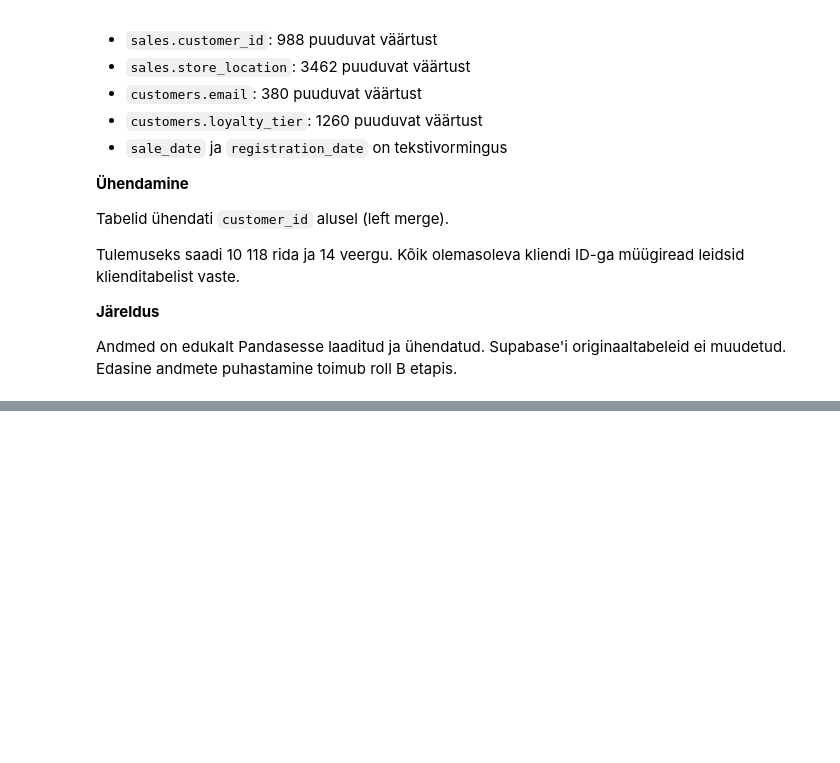
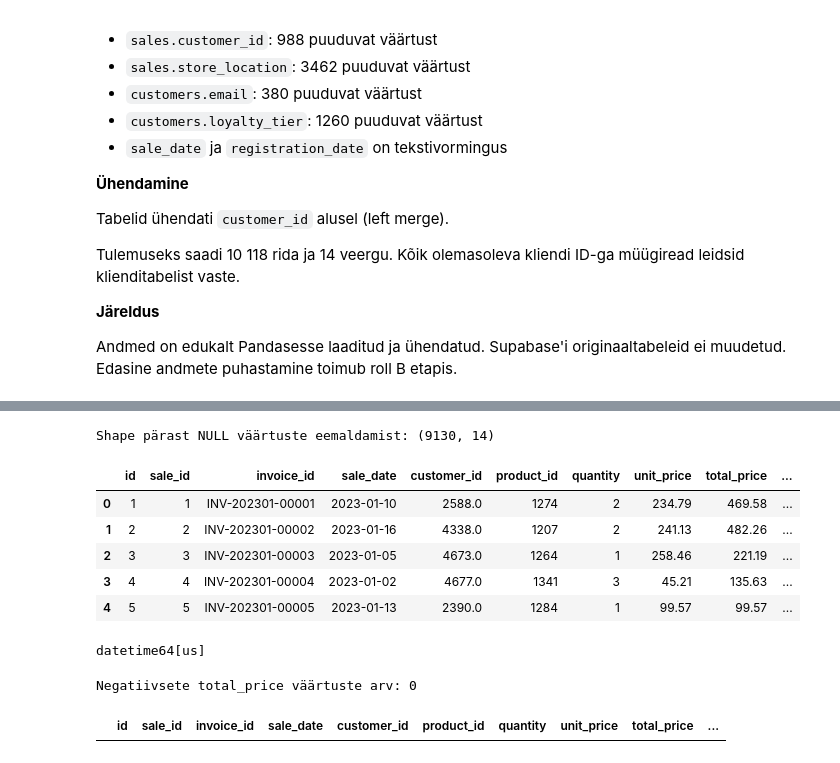
Before and after one commit to mariannesisask-afk/urbanstyle-turundus, a Jupyter notebook: portfolio/week-7/week7_rfm_analysis_marketing.ipynb, the cells around one changed output, grey strips where cells are left out. Drawn from its saved outputs; the diff is of its cells as text; code cells hidden in the pictures; blank space fills up the shorter version.

```diff
--- a/portfolio/week-7/week7_rfm_analysis_marketing.ipynb
+++ b/portfolio/week-7/week7_rfm_analysis_marketing.ipynb
@@ -283,0 +323,5 @@ Edasine andmete puhastamine toimub roll B etapis.
+# %%
+
+#Kontrollin duplikaadid
+print("Duplikaadid:", df.duplicated(subset=['invoice_id']).sum())
+df = df.drop_duplicates(subset=['invoice_id'], keep='first')
@@ -283,0 +350,40 @@ Edasine andmete puhastamine toimub roll B etapis.
+# %%
+#Eemaldan read, kus customer_id, sale_date või total_price on NULL
+df = df.dropna(subset=['customer_id', 'sale_date', 'total_price'])
+
+# Kontrollin uut tabeli suurust
+print("Shape pärast NULL väärtuste eemaldamist:", df.shape)
+
+# Kuvan esimesed 5 rida
+display(df.head())
+# %% [output]
+Shape pärast NULL väärtuste eemaldamist: (9130, 14)
+|  | id | sale_id | invoice_id | sale_date | customer_id | product_id | quantity | unit_price | total_price | ... |
+| 0 | 1 | 1 | INV-202301-00001 | 2023-01-10 | 2588.0 | 1274 | 2 | 234.79 | 469.58 | ... |
+| 1 | 2 | 2 | INV-202301-00002 | 2023-01-16 | 4338.0 | 1207 | 2 | 241.13 | 482.26 | ... |
+| 2 | 3 | 3 | INV-202301-00003 | 2023-01-05 | 4673.0 | 1264 | 1 | 258.46 | 221.19 | ... |
+| 3 | 4 | 4 | INV-202301-00004 | 2023-01-02 | 4677.0 | 1341 | 3 | 45.21 | 135.63 | ... |
+| 4 | 5 | 5 | INV-202301-00005 | 2023-01-13 | 2390.0 | 1284 | 1 | 99.57 | 99.57 | ... |
+# %%
+#Parsin kuupäevad
+df['sale_date'] = pd.to_datetime(df['sale_date'])
+
+#Kontrollin kuupäevade formaati
+print(df["sale_date"].dtype)
+# %% [output]
+datetime64[us]
+# %%
+# Kontrollin negatiivseid total_price väärtusi
+negative_prices = df[df["total_price"] < 0]
+
+# Prindin negatiivsete väärtuste arv
+print("Negatiivsete total_price väärtuste arv:", len(negative_prices))
+
+# Kuvan negatiivsed read
+display(negative_prices.head())
+
+#Eemaldan negatiivsed väärtused
+df = df[df['total_price'] > 0]
+# %% [output]
+Negatiivsete total_price väärtuste arv: 0
+|  | id | sale_id | invoice_id | sale_date | customer_id | product_id | quantity | unit_price | total_price | ... |
```
Also changed, not shown: parts of 10 cells of this notebook.
